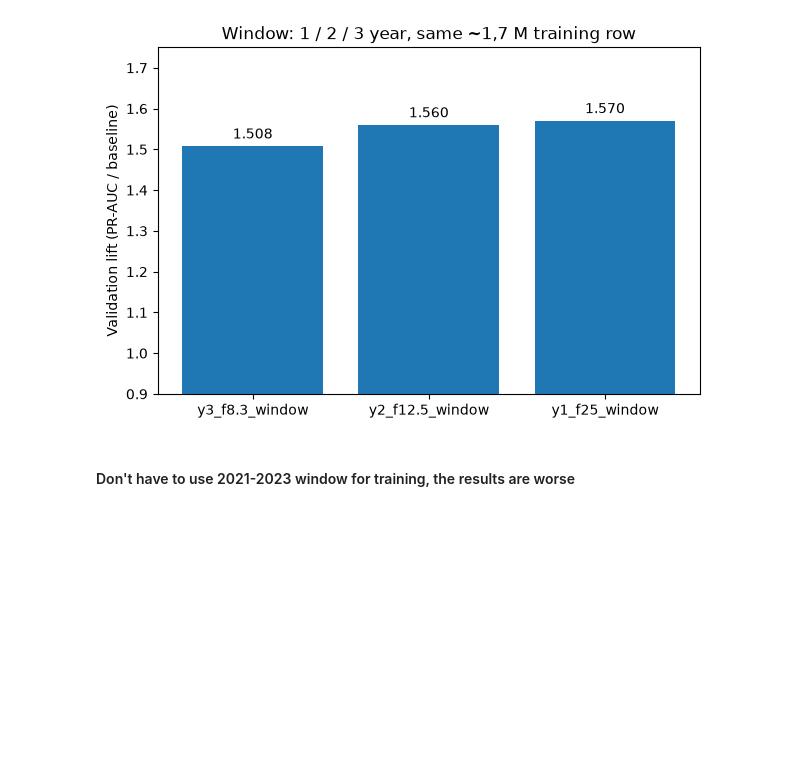
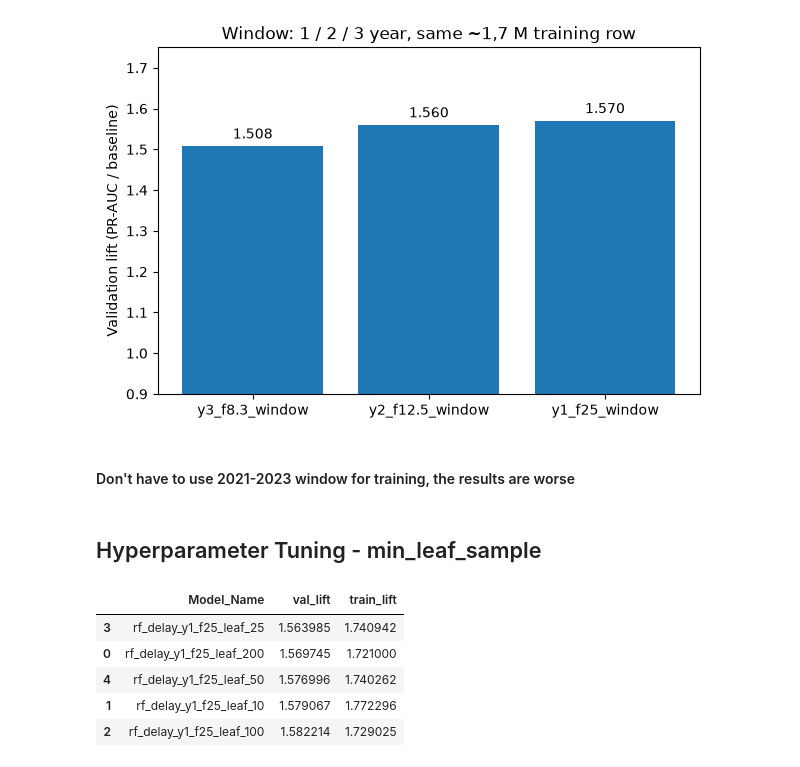
Before and after one commit to lakiiibalint/flight-delay-prediction-lakehouse, a Jupyter notebook: ml/results.ipynb, the cells around one changed output. Saved outputs shown, nothing was run; the diff lists cells and outputs as text; code cells hidden in the pictures; blank space fills up the shorter version.

```diff
--- a/ml/results.ipynb
+++ b/ml/results.ipynb
@@ -418,3 +418,5 @@ out.parent.mkdir(parents=True, exist_ok=True)
 fig.savefig(out, dpi=200, bbox_inches="tight")
 # %% [markdown]
 #### Don't have to use 2021-2023 window for training, the results are worse
+# %% [markdown]
+## Hyperparameter Tuning - min_leaf_sample
@@ -420,0 +427,11 @@ fig.savefig(out, dpi=200, bbox_inches="tight")
+# %%
+df = df.sort_values("val_lift")
+
+df
+# %% [output]
+|  | Model_Name | val_lift | train_lift |
+| 3 | rf_delay_y1_f25_leaf_25 | 1.563985 | 1.740942 |
+| 0 | rf_delay_y1_f25_leaf_200 | 1.569745 | 1.721000 |
+| 4 | rf_delay_y1_f25_leaf_50 | 1.576996 | 1.740262 |
+| 1 | rf_delay_y1_f25_leaf_10 | 1.579067 | 1.772296 |
+| 2 | rf_delay_y1_f25_leaf_100 | 1.582214 | 1.729025 |
```
Also changed, not shown: parts of 10 cells of this notebook, 2 other files.
